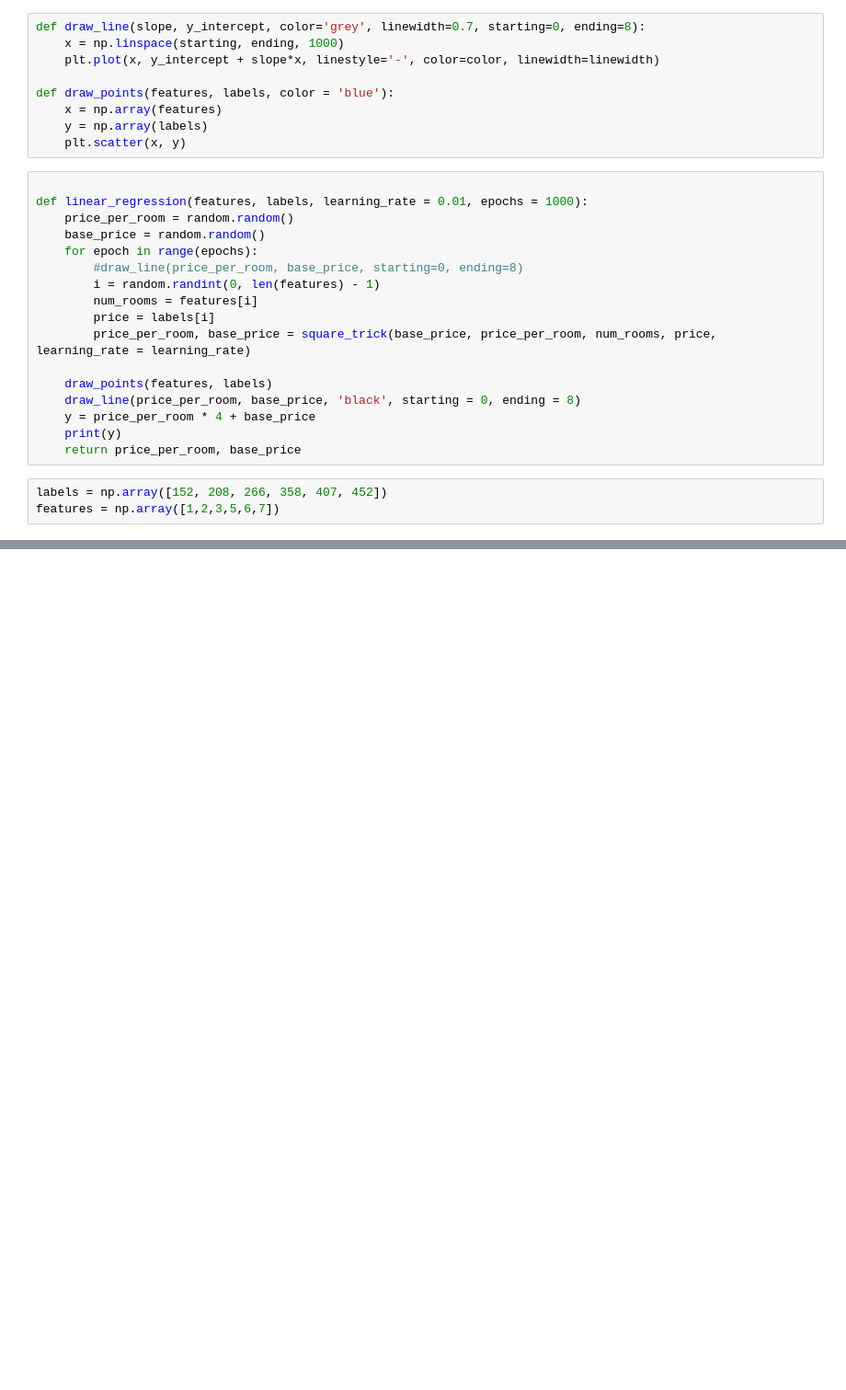
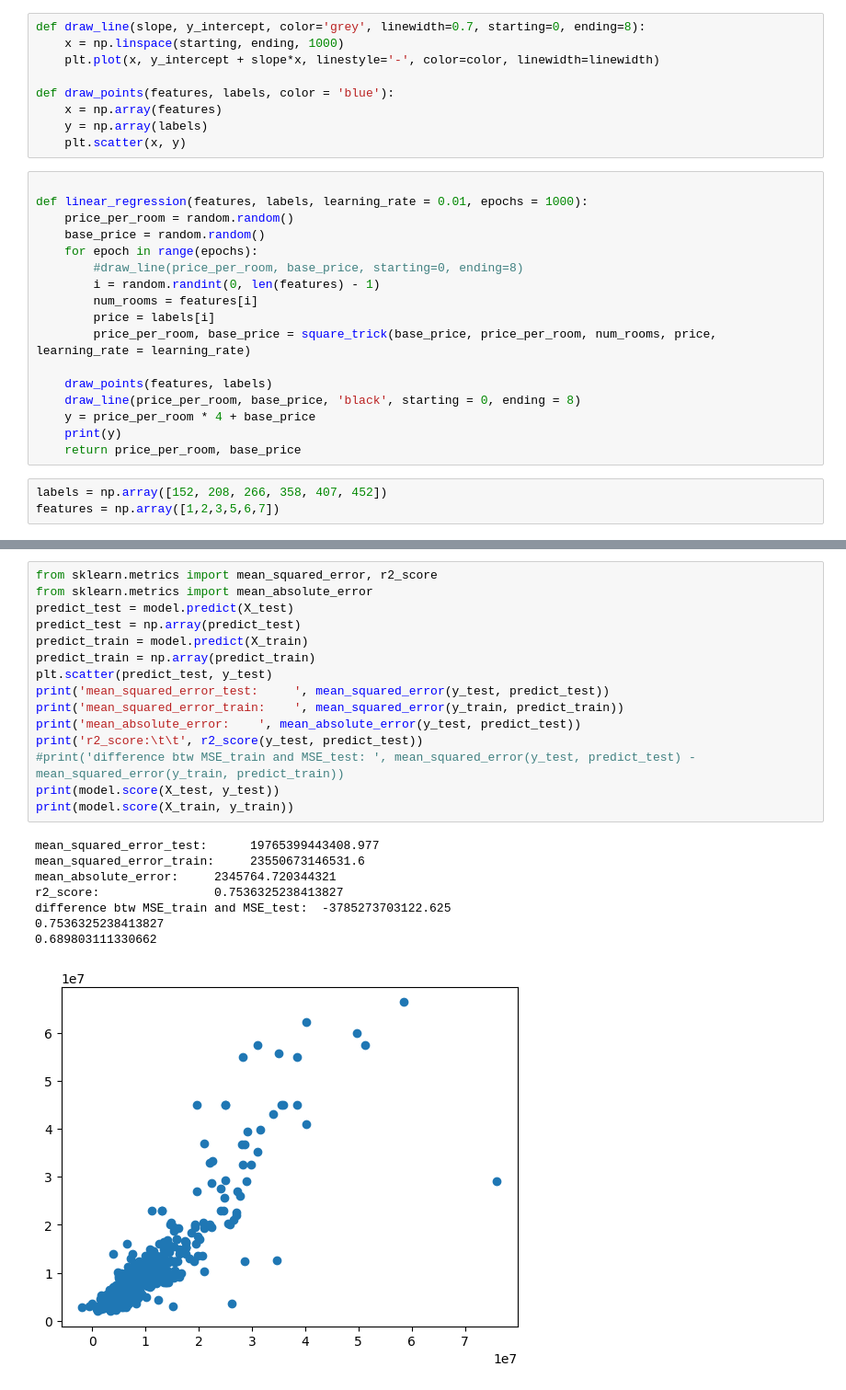
Before and after one commit to VenyaKisel/Machine-Learning, a Jupyter notebook: LinearRegression.ipynb, the cells around one changed output, grey strips where cells are left out. Shown at 92% size. Drawn from its saved outputs; the diff is of its cells as text; blank space fills up the shorter version.

```diff
--- a/LinearRegression.ipynb
+++ b/LinearRegression.ipynb
@@ -100,0 +156,24 @@ dfTest
+# %%
+from sklearn.metrics import mean_squared_error, r2_score
+from sklearn.metrics import mean_absolute_error
+predict_test = model.predict(X_test)
+predict_test = np.array(predict_test)
+predict_train = model.predict(X_train)
+predict_train = np.array(predict_train)
+plt.scatter(predict_test, y_test)
+print('mean_squared_error_test:     ', mean_squared_error(y_test, predict_test))
+print('mean_squared_error_train:    ', mean_squared_error(y_train, predict_train))
+print('mean_absolute_error:    ', mean_absolute_error(y_test, predict_test))
+print('r2_score:\t\t', r2_score(y_test, predict_test))
+#print('difference btw MSE_train and MSE_test: ', mean_squared_error(y_test, predict_test) - mean_squared_error(y_train, predict_train))
+print(model.score(X_test, y_test))
+print(model.score(X_train, y_train))
+# %% [output]
+mean_squared_error_test:      19765399443408.977
+mean_squared_error_train:     23550673146531.6
+mean_absolute_error:     2345764.720344321
+r2_score:                0.7536325238413827
+difference btw MSE_train and MSE_test:  -3785273703122.625
+0.7536325238413827
+0.689803111330662
+[figure, added]
```
Also changed, not shown: parts of 8 cells of this notebook.
